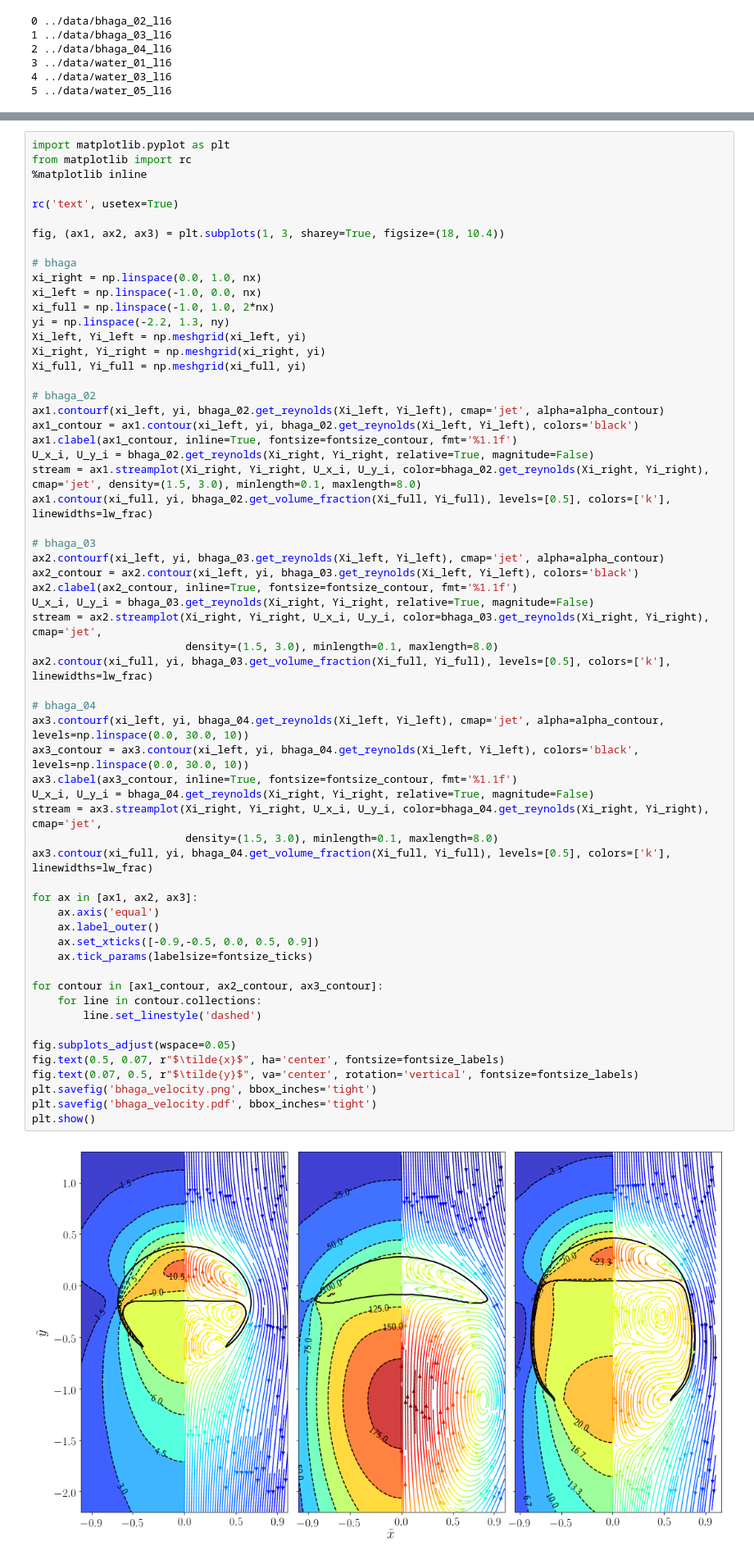
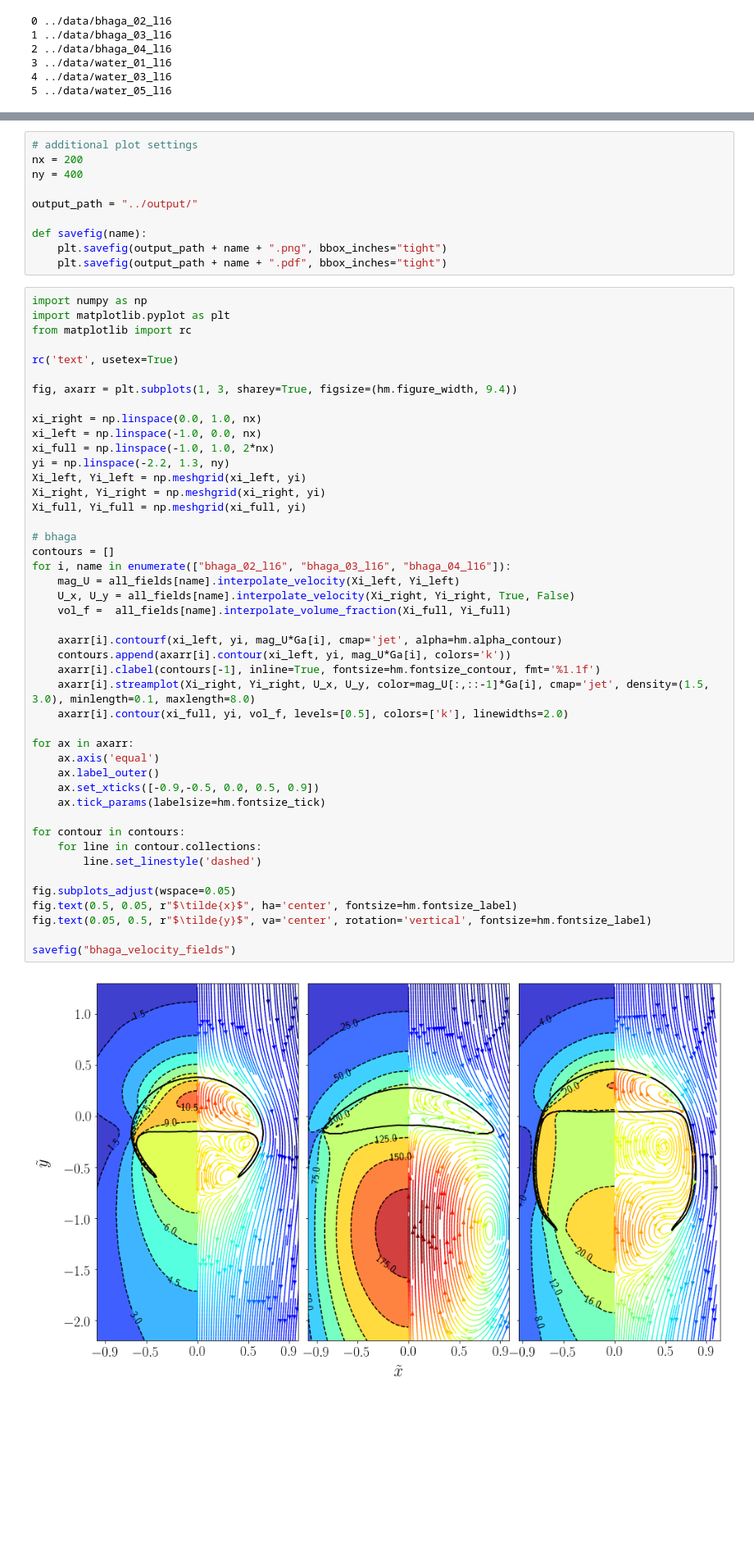
Before and after one commit to AndreWeiner/phd_notebooks, a Jupyter notebook: notebooks/basilisk_2D_velocity_field.ipynb, the cells around one changed output, grey strips where cells are left out. Shown at 82% size. Drawn from its saved outputs; the diff is of its cells as text; blank space fills up the shorter version.

```diff
--- a/notebooks/basilisk_2D_velocity_field.ipynb
+++ b/notebooks/basilisk_2D_velocity_field.ipynb
@@ -76,62 +65,57 @@ fontsize_labels = 22.0
+# %%
+# additional plot settings
+nx = 200
+ny = 400
+
+output_path = "../output/"
+
+def savefig(name):
+    plt.savefig(output_path + name + ".png", bbox_inches="tight")
+    plt.savefig(output_path + name + ".pdf", bbox_inches="tight")
 # %%
+import numpy as np
 import matplotlib.pyplot as plt
 from matplotlib import rc
-%matplotlib inline
 
 rc('text', usetex=True)
 
-fig, (ax1, ax2, ax3) = plt.subplots(1, 3, sharey=True, figsize=(18, 10.4))
+fig, axarr = plt.subplots(1, 3, sharey=True, figsize=(hm.figure_width, 9.4))
 
-# bhaga
 xi_right = np.linspace(0.0, 1.0, nx)
 xi_left = np.linspace(-1.0, 0.0, nx)
 xi_full = np.linspace(-1.0, 1.0, 2*nx)
 yi = np.linspace(-2.2, 1.3, ny)
 Xi_left, Yi_left = np.meshgrid(xi_left, yi)
 Xi_right, Yi_right = np.meshgrid(xi_right, yi)
 Xi_full, Yi_full = np.meshgrid(xi_full, yi)
 
-# bhaga_02
-ax1.contourf(xi_left, yi, bhaga_02.get_reynolds(Xi_left, Yi_left), cmap='jet', alpha=alpha_contour)
-ax1_contour = ax1.contour(xi_left, yi, bhaga_02.get_reynolds(Xi_left, Yi_left), colors='black')
-ax1.clabel(ax1_contour, inline=True, fontsize=fontsize_contour, fmt='%1.1f')
-U_x_i, U_y_i = bhaga_02.get_reynolds(Xi_right, Yi_right, relative=True, magnitude=False)
-stream = ax1.streamplot(Xi_right, Yi_right, U_x_i, U_y_i, color=bhaga_02.get_reynolds(Xi_right, Yi_right), cmap='jet', density=(1.5, 3.0), minlength=0.1, maxlength=8.0)
-ax1.contour(xi_full, yi, bhaga_02.get_volume_fraction(Xi_full, Yi_full), levels=[0.5], colors=['k'], linewidths=lw_frac)
+# bhaga
+contours = []
+for i, name in enumerate(["bhaga_02_l16", "bhaga_03_l16", "bhaga_04_l16"]):
+    mag_U = all_fields[name].interpolate_velocity(Xi_left, Yi_left)
+    U_x, U_y = all_fields[name].interpolate_velocity(Xi_right, Yi_right, True, False)
+    vol_f =  all_fields[name].interpolate_volume_fraction(Xi_full, Yi_full)
 
-# bhaga_03
-ax2.contourf(xi_left, yi, bhaga_03.get_reynolds(Xi_left, Yi_left), cmap='jet', alpha=alpha_contour)
-ax2_contour = ax2.contour(xi_left, yi, bhaga_03.get_reynolds(Xi_left, Yi_left), colors='black')
-ax2.clabel(ax2_contour, inline=True, fontsize=fontsize_contour, fmt='%1.1f')
-U_x_i, U_y_i = bhaga_03.get_reynolds(Xi_right, Yi_right, relative=True, magnitude=False)
-stream = ax2.streamplot(Xi_right, Yi_right, U_x_i, U_y_i, color=bhaga_03.get_reynolds(Xi_right, Yi_right), cmap='jet',
-                        density=(1.5, 3.0), minlength=0.1, maxlength=8.0)
-ax2.contour(xi_full, yi, bhaga_03.get_volume_fraction(Xi_full, Yi_full), levels=[0.5], colors=['k'], linewidths=lw_frac)
+    axarr[i].contourf(xi_left, yi, mag_U*Ga[i], cmap='jet', alpha=hm.alpha_contour)
+    contours.append(axarr[i].contour(xi_left, yi, mag_U*Ga[i], colors='k'))
+    axarr[i].clabel(contours[-1], inline=True, fontsize=hm.fontsize_contour, fmt='%1.1f')
+    axarr[i].streamplot(Xi_right, Yi_right, U_x, U_y, color=mag_U[:,::-1]*Ga[i], cmap='jet', density=(1.5, 3.0), minlength=0.1, maxlength=8.0)
+    axarr[i].contour(xi_full, yi, vol_f, levels=[0.5], colors=['k'], linewidths=2.0)
 
-# bhaga_04
-ax3.contourf(xi_left, yi, bhaga_04.get_reynolds(Xi_left, Yi_left), cmap='jet', alpha=alpha_contour, levels=np.linspace(0.0, 30.0, 10))
-ax3_contour = ax3.contour(xi_left, yi, bhaga_04.get_reynolds(Xi_left, Yi_left), colors='black', levels=np.linspace(0.0, 30.0, 10))
-ax3.clabel(ax3_contour, inline=True, fontsize=fontsize_contour, fmt='%1.1f')
-U_x_i, U_y_i = bhaga_04.get_reynolds(Xi_right, Yi_right, relative=True, magnitude=False)
-stream = ax3.streamplot(Xi_right, Yi_right, U_x_i, U_y_i, color=bhaga_04.get_reynolds(Xi_right, Yi_right), cmap='jet',
-                        density=(1.5, 3.0), minlength=0.1, maxlength=8.0)
-ax3.contour(xi_full, yi, bhaga_04.get_volume_fraction(Xi_full, Yi_full), levels=[0.5], colors=['k'], linewidths=lw_frac)
-
-for ax in [ax1, ax2, ax3]:
+for ax in axarr:
     ax.axis('equal')
     ax.label_outer()
     ax.set_xticks([-0.9,-0.5, 0.0, 0.5, 0.9])
-    ax.tick_params(labelsize=fontsize_ticks)
+    ax.tick_params(labelsize=hm.fontsize_tick)
 
-for contour in [ax1_contour, ax2_contour, ax3_contour]:
+for contour in contours:
     for line in contour.collections:
         line.set_linestyle('dashed')
 
 fig.subplots_adjust(wspace=0.05)
-fig.text(0.5, 0.07, r"$\tilde{x}$", ha='center', fontsize=fontsize_labels)
-fig.text(0.07, 0.5, r"$\tilde{y}$", va='center', rotation='vertical', fontsize=fontsize_labels)
-plt.savefig('bhaga_velocity.png', bbox_inches='tight')
-plt.savefig('bhaga_velocity.pdf', bbox_inches='tight')
-plt.show()
+fig.text(0.5, 0.05, r"$\tilde{x}$", ha='center', fontsize=hm.fontsize_label)
+fig.text(0.05, 0.5, r"$\tilde{y}$", va='center', rotation='vertical', fontsize=hm.fontsize_label)
+
+savefig("bhaga_velocity_fields")
 # %% [output]
-[figure, old version]
+[figure, new version]
```
Also changed, not shown: parts of 24 cells of this notebook, 3 other files.
